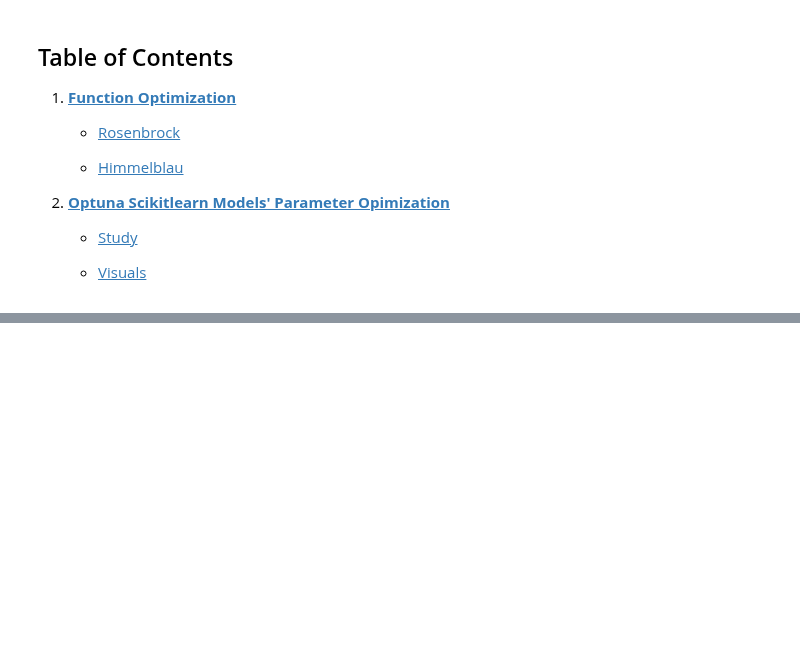
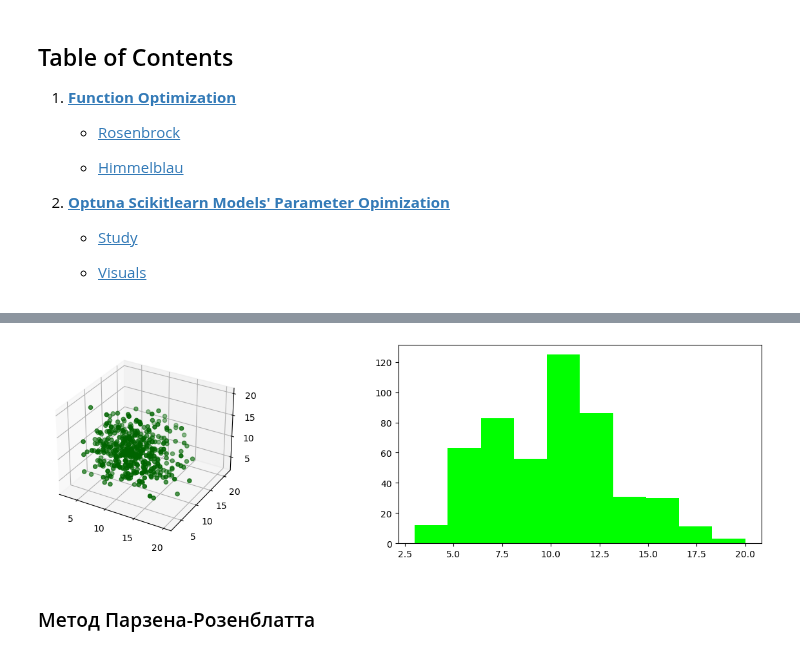
Before and after one commit to natalia-sd/AI-andstuff, a Jupyter notebook: lab_5/lab_5.ipynb, the cells around one changed output, grey strips where cells are left out. Cells and saved outputs as stored; diff of their text form; code cells hidden in the pictures; blank space fills up the shorter version.

```diff
--- a/lab_5/lab_5.ipynb
+++ b/lab_5/lab_5.ipynb
@@ -25,0 +121,9 @@
+# %%
+def genr_mulmodal(size: int = 1000, n_peaks: int = 2) -> np.array:
+    dist = np.random.poisson(10, size=(3, size // n_peaks))
+    for p in range(n_peaks - 2):
+        peak = np.random.normal(-10, 0.1, size=(3, size // n_peaks))
+        np.append(dist, peak)
+    peak2 = np.random.lognormal(mean=0.4, sigma=1.5, size=(3, size // n_peaks))
+    np.append(dist, peak2)
+    return dist
@@ -25,0 +136,15 @@
+# %%
+bi_dist = genr_mulmodal()
+
+fig = plt.figure(figsize=(16, 4))
+ax = fig.add_subplot(1, 2, 1, projection="3d")
+ax.scatter3D(bi_dist[0], bi_dist[1], bi_dist[2], color='darkgreen')
+
+ax = fig.add_subplot(1, 2, 2)
+plt.hist(bi_dist[0], color='lime')
+
+plt.show()
+# %% [output]
+[figure, added]
+# %% [markdown]
+### Метод Парзена-Розенблатта
```
Also changed, not shown: parts of 10 cells of this notebook.
